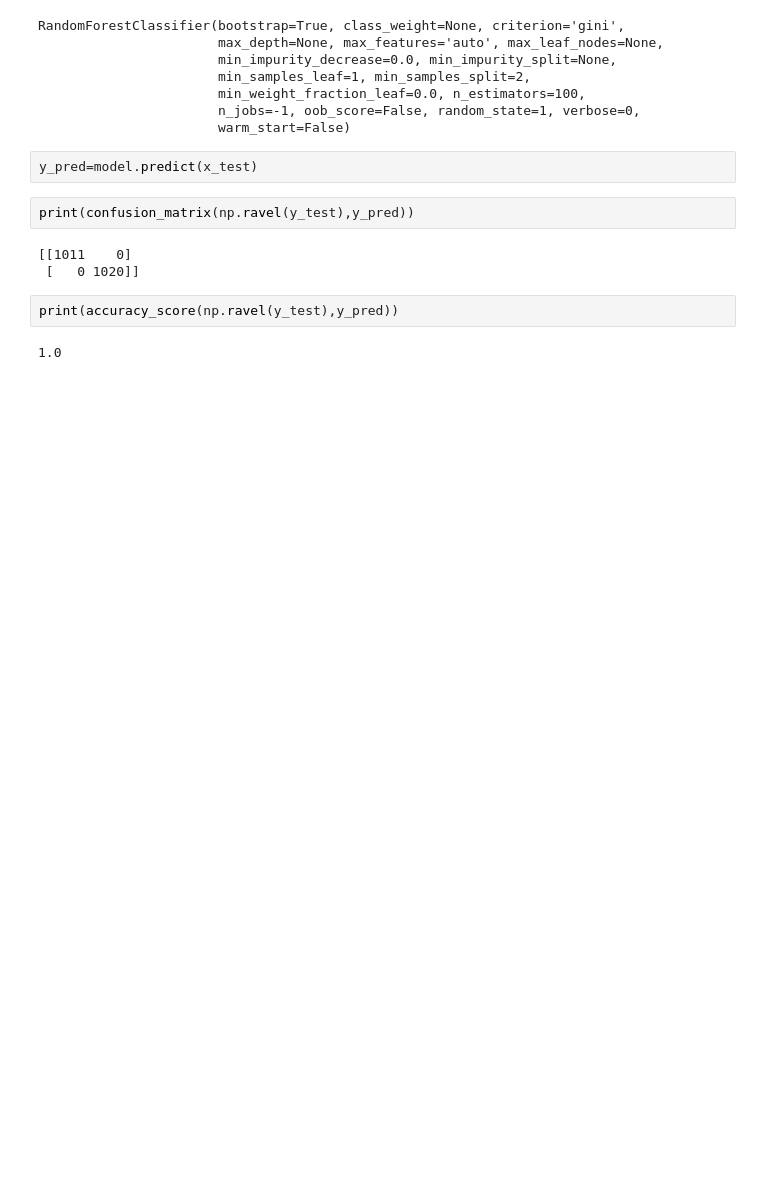
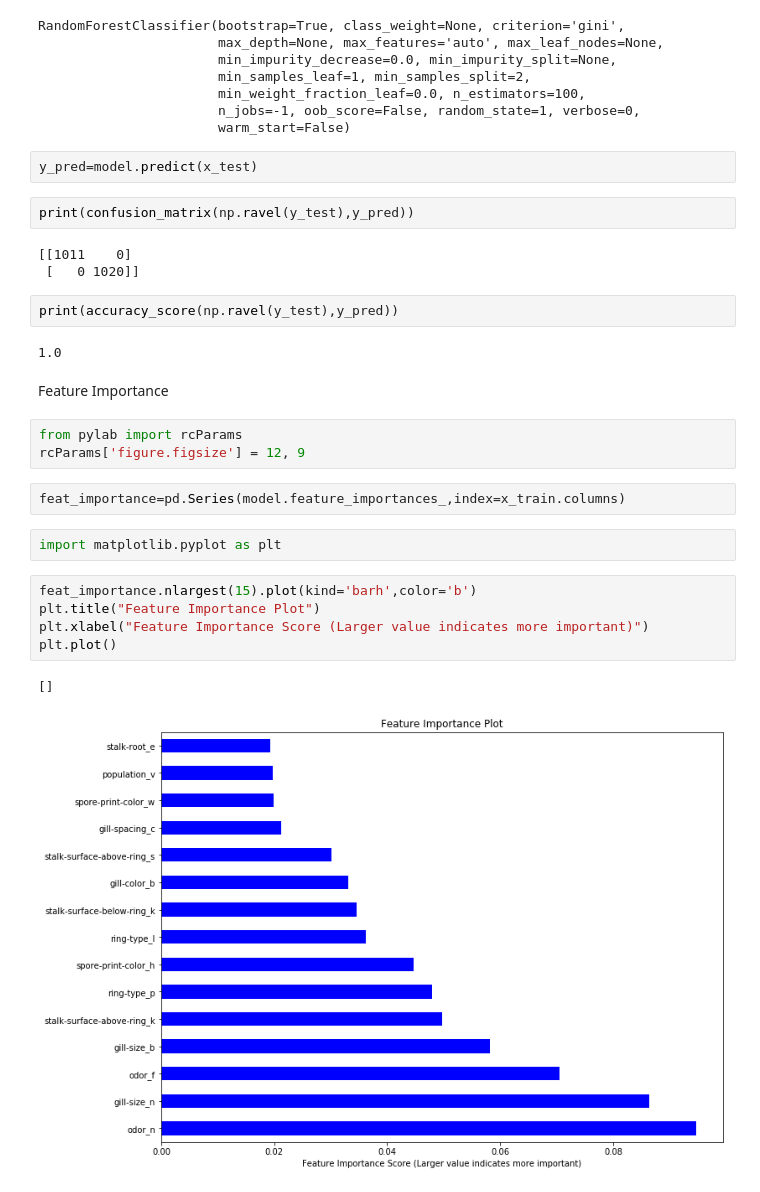
Before and after one commit to shipra-saxena/miniature-potato, a Jupyter notebook: mushroom_class.ipynb, the cells around one changed output. Cells and saved outputs as stored; diff of their text form; blank space fills up the shorter version.

```diff
--- a/mushroom_class.ipynb
+++ b/mushroom_class.ipynb
@@ -225,3 +225,20 @@ print(confusion_matrix(np.ravel(y_test),y_pred))
 print(accuracy_score(np.ravel(y_test),y_pred))
 # %% [output]
 1.0
+# %% [markdown]
+Feature Importance
+# %%
+from pylab import rcParams
+rcParams['figure.figsize'] = 12, 9
+# %%
+feat_importance=pd.Series(model.feature_importances_,index=x_train.columns)
+# %%
+import matplotlib.pyplot as plt
+# %%
+feat_importance.nlargest(15).plot(kind='barh',color='b')
+plt.title("Feature Importance Plot")
+plt.xlabel("Feature Importance Score (Larger value indicates more important)")
+plt.plot()
+# %% [output]
+[]
+[figure, added]
```
